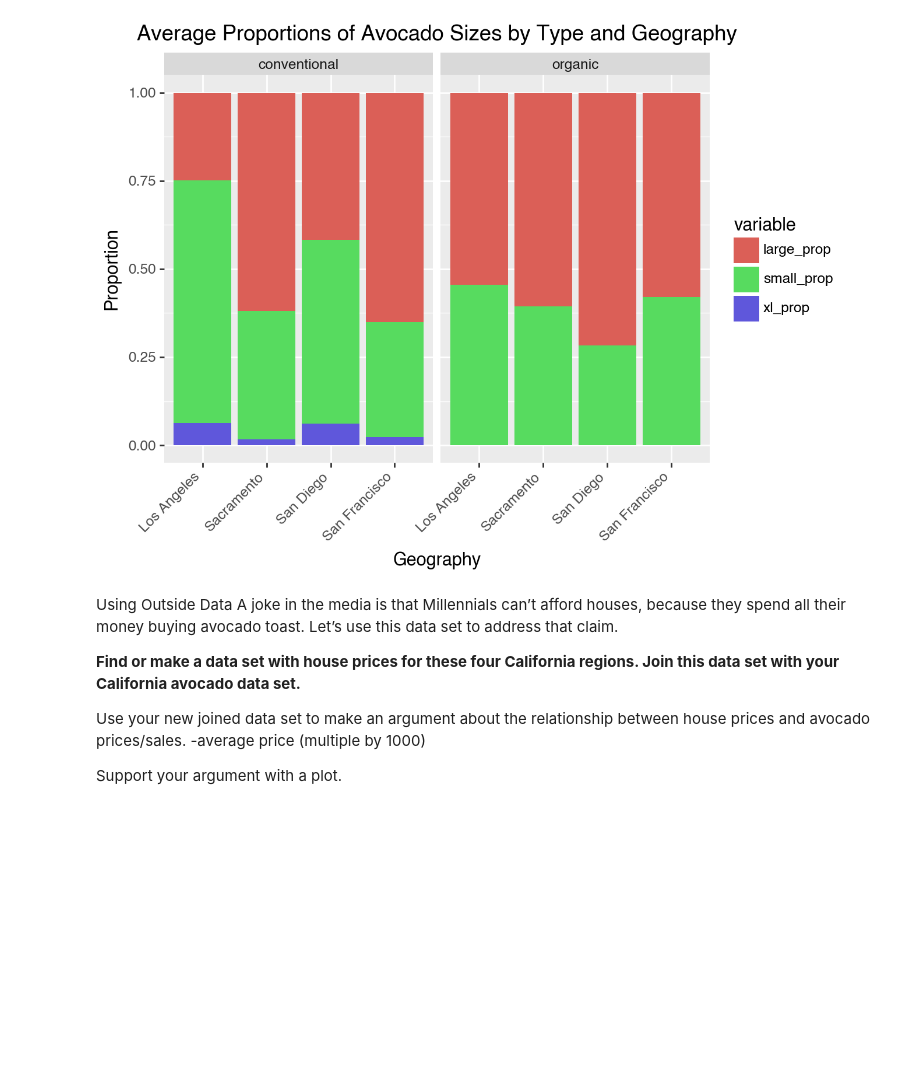
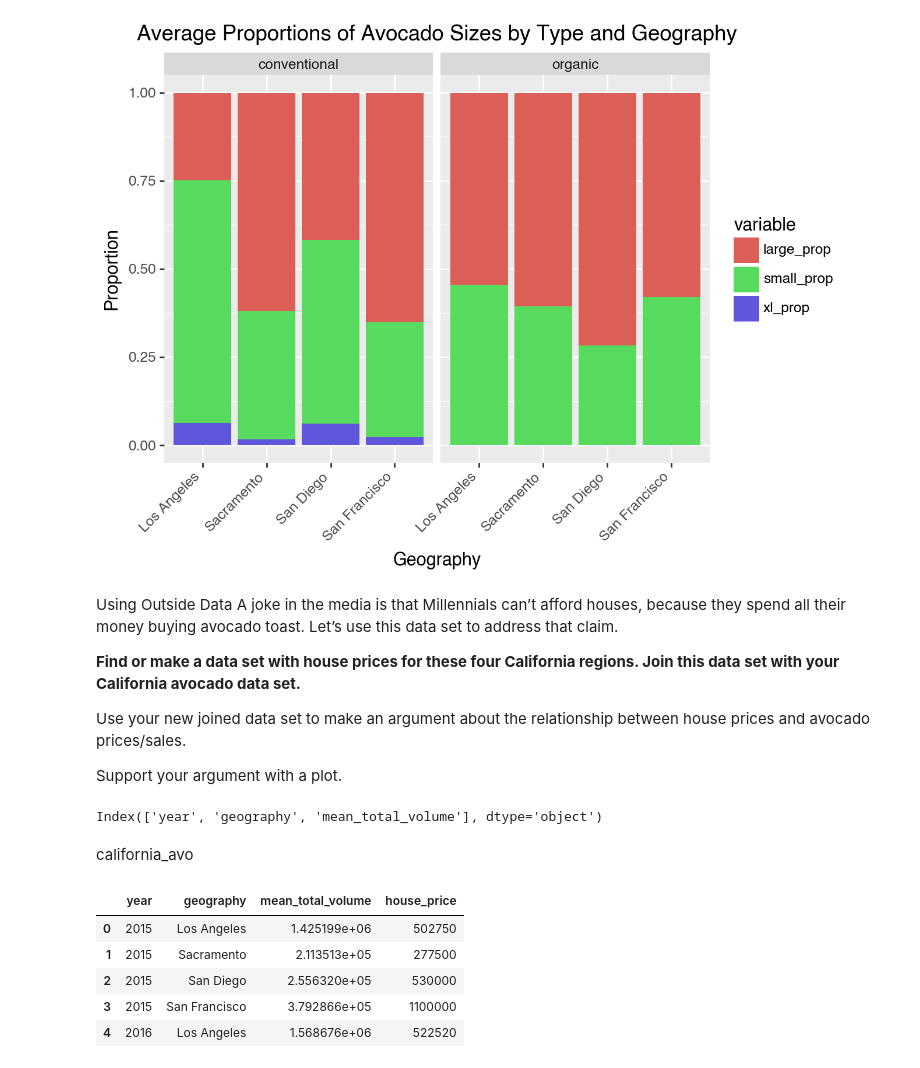
Before and after one commit to alexandragrover/GSB-544, a Jupyter notebook: Labs/Lab 2/Lab_2.ipynb, the cells around one changed output. Cells and saved outputs as stored; diff of their text form; code cells hidden in the pictures; blank space fills up the shorter version.

```diff
--- a/Labs/Lab 2/Lab_2.ipynb
+++ b/Labs/Lab 2/Lab_2.ipynb
@@ -385,6 +372,5 @@ A joke in the media is that Millennials can’t afford houses, because they spen
 **Find or make a data set with house prices for these four California regions. Join this data set with your California avocado data set.**
 
 Use your new joined data set to make an argument about the relationship between house prices and avocado prices/sales.
--average price (multiple by 1000)
 
 Support your argument with a plot.
@@ -393,0 +380,17 @@ merged_data = pd.merge(df1, df2, on=['common_column_1', 'common_column_2'], how=
+# %%
+california_avo.columns
+# %% [output]
+Index(['year', 'geography', 'mean_total_volume'], dtype='object')
+# %% [markdown]
+california_avo
+# %%
+#merge data
+merge_data = california_avo.merge(house_prices, on=['year', 'geography'])
+merge_data.head()
+# %% [output]
+|  | year | geography | mean_total_volume | house_price |
+| 0 | 2015 | Los Angeles | 1.425199e+06 | 502750 |
+| 1 | 2015 | Sacramento | 2.113513e+05 | 277500 |
+| 2 | 2015 | San Diego | 2.556320e+05 | 530000 |
+| 3 | 2015 | San Francisco | 3.792866e+05 | 1100000 |
+| 4 | 2016 | Los Angeles | 1.568676e+06 | 522520 |
```
Also changed, not shown: parts of 6 cells of this notebook.
